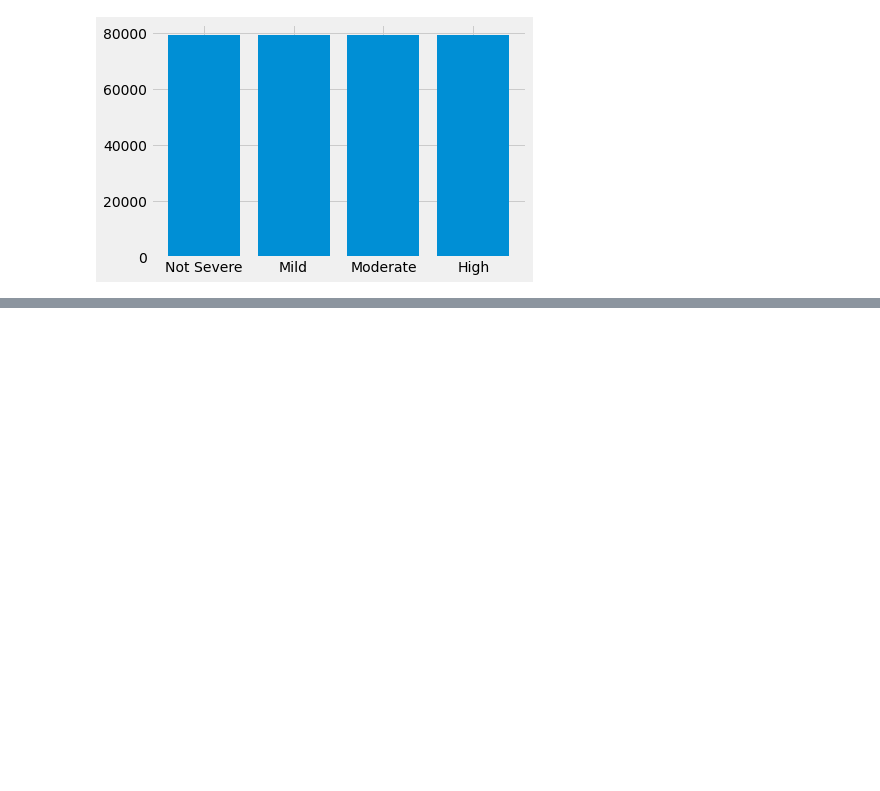
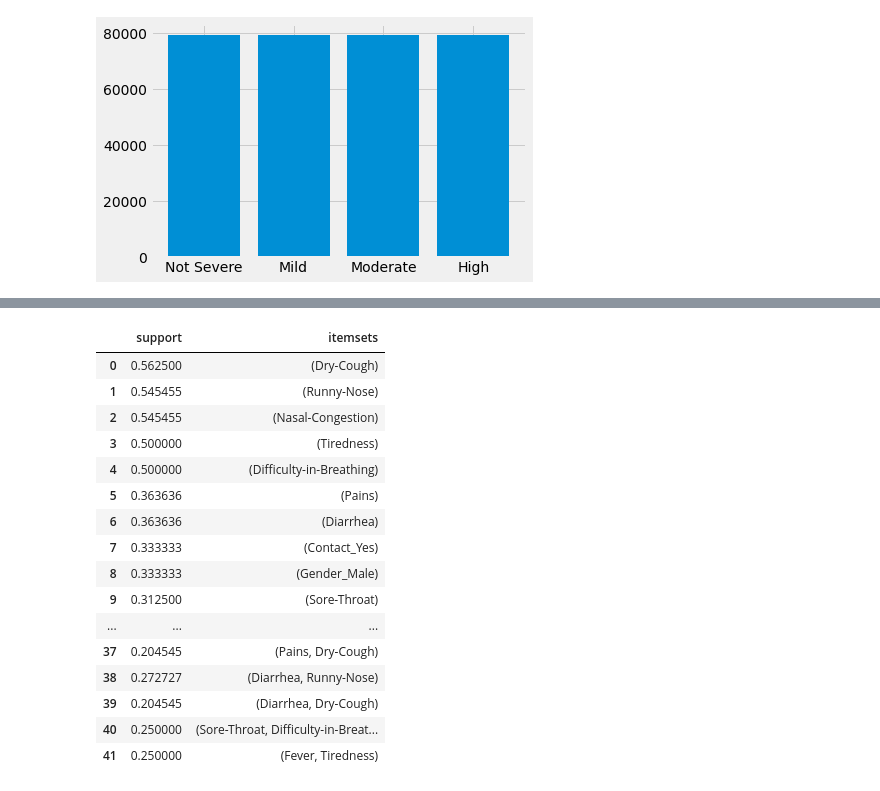
Before and after one commit to RamyaNagarajan88/Covid_Sample_Detection, a Jupyter notebook: main.ipynb, the cells around one changed output, grey strips where cells are left out. Cells and saved outputs as stored; diff of their text form; code cells hidden in the pictures; blank space fills up the shorter version.

```diff
--- a/main.ipynb
+++ b/main.ipynb
@@ -125,0 +142,20 @@ high_severe=data.loc[data['Severity']==3]
+# %%
+fpgrowth(high_severe,min_support=0.2,use_colnames=True)
+# %% [output]
+|  | support | itemsets |
+| 0 | 0.562500 | (Dry-Cough) |
+| 1 | 0.545455 | (Runny-Nose) |
+| 2 | 0.545455 | (Nasal-Congestion) |
+| 3 | 0.500000 | (Tiredness) |
+| 4 | 0.500000 | (Difficulty-in-Breathing) |
+| 5 | 0.363636 | (Pains) |
+| 6 | 0.363636 | (Diarrhea) |
+| 7 | 0.333333 | (Contact_Yes) |
+| 8 | 0.333333 | (Gender_Male) |
+| 9 | 0.312500 | (Sore-Throat) |
+| ... | ... | ... |
+| 37 | 0.204545 | (Pains, Dry-Cough) |
+| 38 | 0.272727 | (Diarrhea, Runny-Nose) |
+| 39 | 0.204545 | (Diarrhea, Dry-Cough) |
+| 40 | 0.250000 | (Sore-Throat, Difficulty-in-Breat... |
+| 41 | 0.250000 | (Fever, Tiredness) |
```
Also changed, not shown: parts of 10 cells of this notebook.
